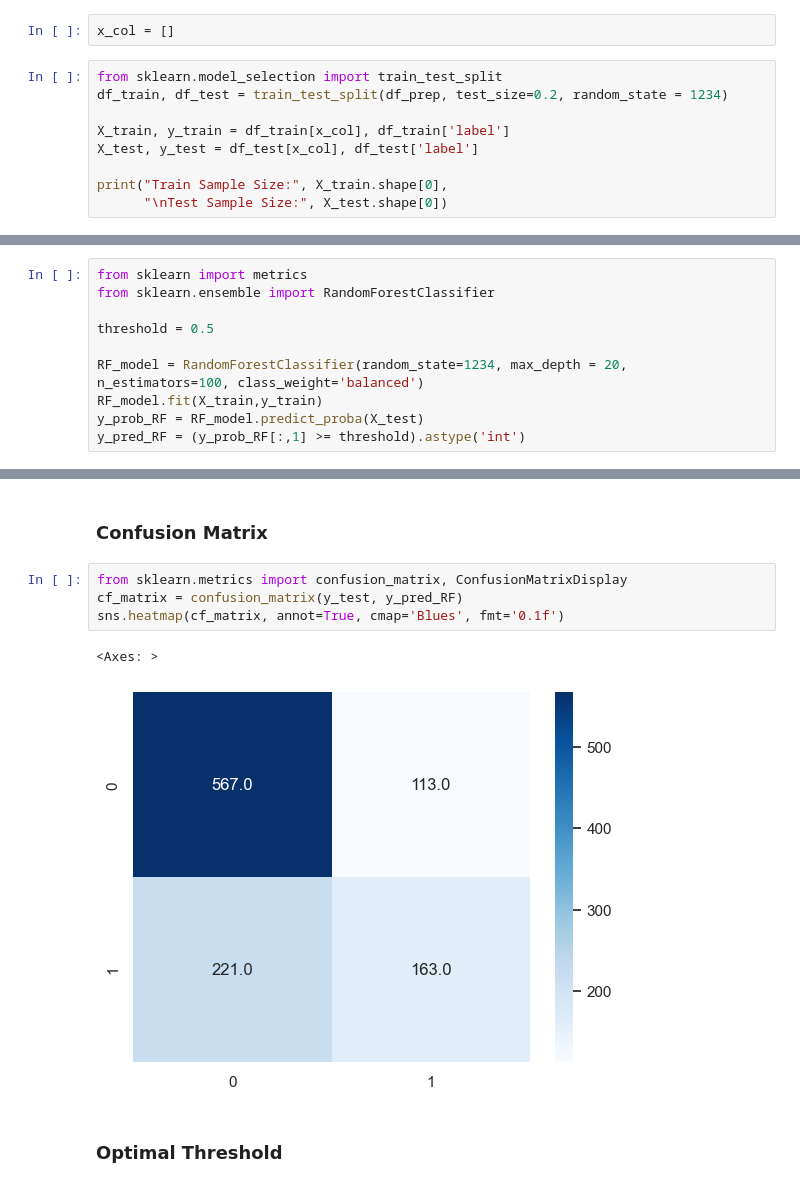
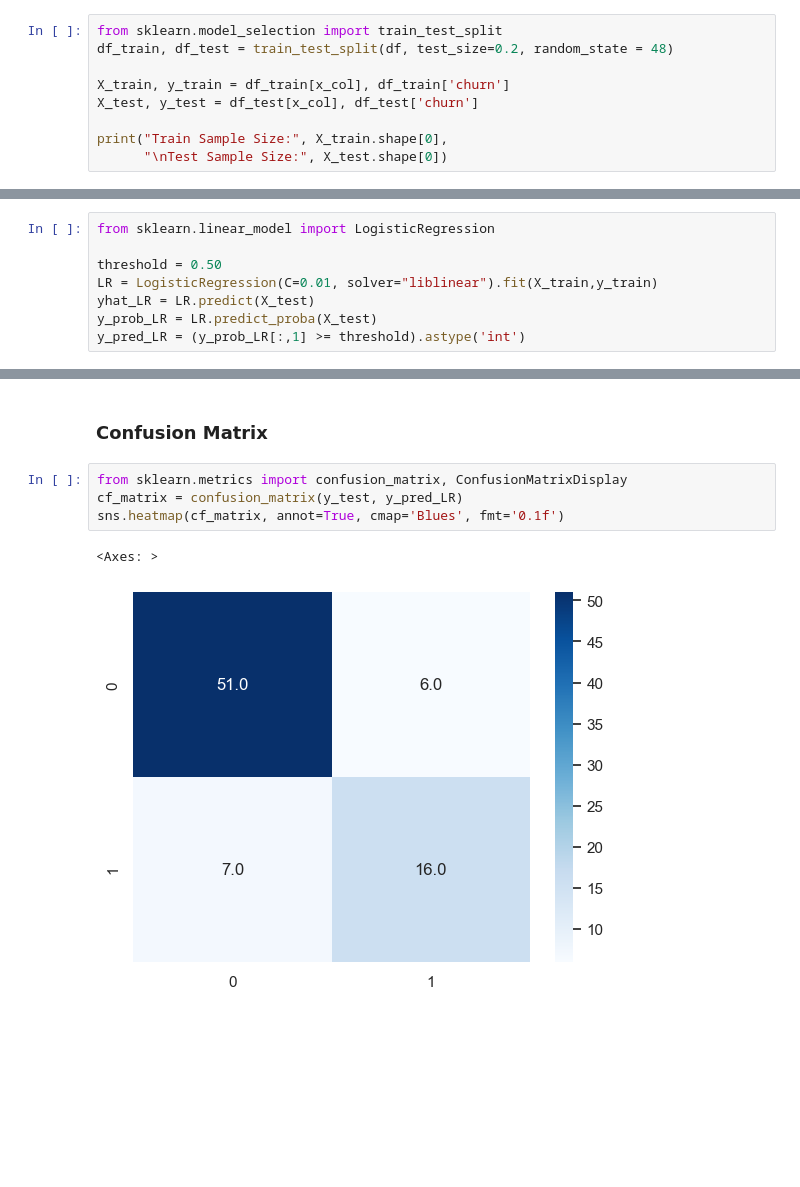
Before and after one commit to rtava/MLProject, a Jupyter notebook: posts/Logistic_Regrssion/Logistic Regression.ipynb, the cells around one changed output, grey strips where cells are left out. Drawn from its saved outputs; the diff is of its cells as text; blank space fills up the shorter version.

```diff
--- a/posts/Logistic_Regrssion/Logistic Regression.ipynb
+++ b/posts/Logistic_Regrssion/Logistic Regression.ipynb
@@ -103,11 +109,9 @@ Logistic Regression Model
-# %%
-x_col = []
 # %%
 from sklearn.model_selection import train_test_split
-df_train, df_test = train_test_split(df_prep, test_size=0.2, random_state = 1234)
+df_train, df_test = train_test_split(df, test_size=0.2, random_state = 48)
 
-X_train, y_train = df_train[x_col], df_train['label']
-X_test, y_test = df_test[x_col], df_test['label']
+X_train, y_train = df_train[x_col], df_train['churn']
+X_test, y_test = df_test[x_col], df_test['churn']
 
 print("Train Sample Size:", X_train.shape[0],
       "\nTest Sample Size:", X_test.shape[0])
@@ -117,13 +121,11 @@ Test Sample Size: 1064
-# %%
-from sklearn import metrics
-from sklearn.ensemble import RandomForestClassifier
-
-threshold = 0.5
-
-RF_model = RandomForestClassifier(random_state=1234, max_depth = 20, n_estimators=100, class_weight='balanced')
-RF_model.fit(X_train,y_train)
-y_prob_RF = RF_model.predict_proba(X_test)
-y_pred_RF = (y_prob_RF[:,1] >= threshold).astype('int')
+# %%
+from sklearn.linear_model import LogisticRegression
+
+threshold = 0.50
+LR = LogisticRegression(C=0.01, solver="liblinear").fit(X_train,y_train)
+yhat_LR = LR.predict(X_test)
+y_prob_LR = LR.predict_proba(X_test)
+y_pred_LR = (y_prob_LR[:,1] >= threshold).astype('int')
 # %% [markdown]
 ## Model Evaluation
 # %%
@@ -141,10 +145,8 @@ AUC_ROC: 0.63
 ### Confusion Matrix
 # %%
 from sklearn.metrics import confusion_matrix, ConfusionMatrixDisplay
-cf_matrix = confusion_matrix(y_test, y_pred_RF)
+cf_matrix = confusion_matrix(y_test, y_pred_LR)
 sns.heatmap(cf_matrix, annot=True, cmap='Blues', fmt='0.1f')
 # %% [output]
 <Axes: >
-[figure, old version]
+[figure, new version]
-# %% [markdown]
-### Optimal Threshold
```
Also changed, not shown: parts of 14 cells of this notebook, 12 other files.
